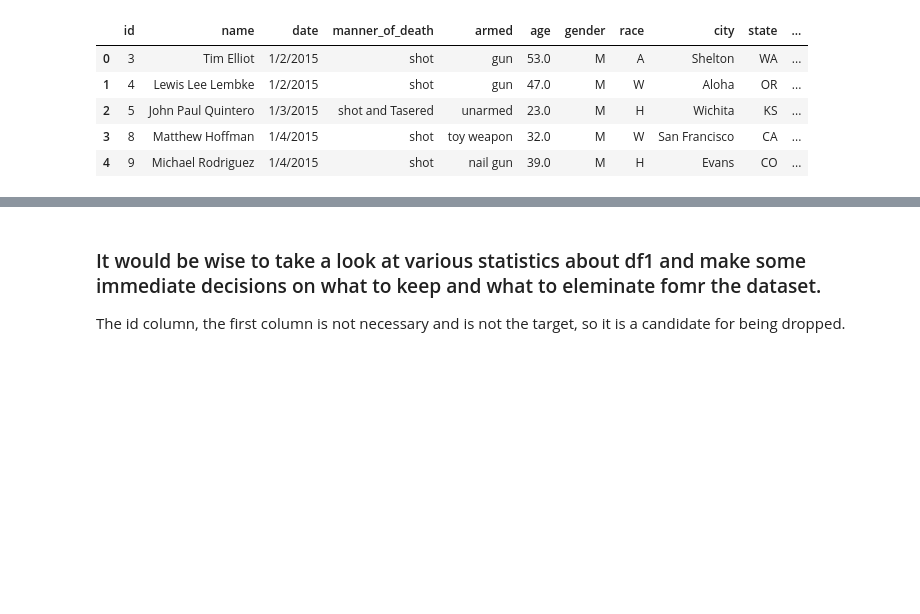
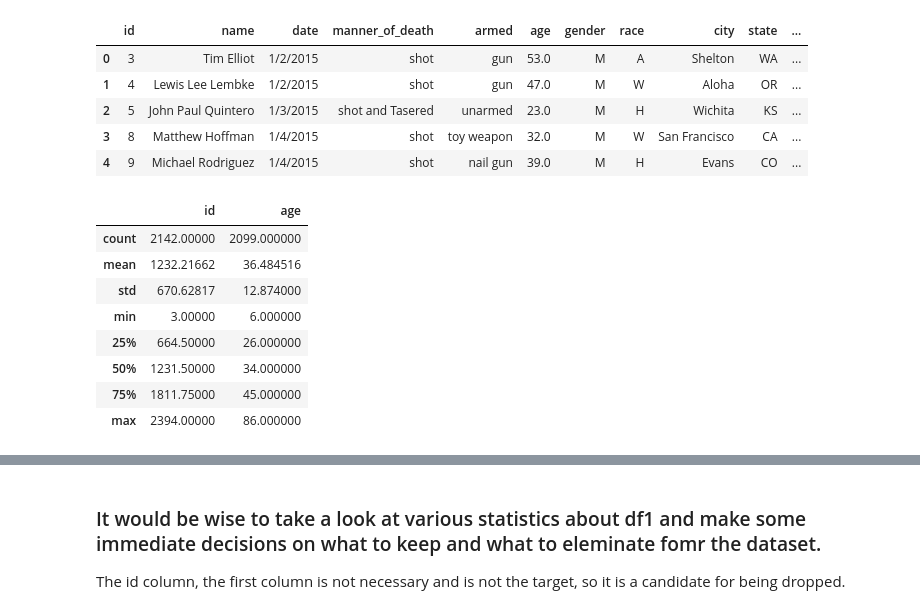
Before and after one commit to IT4063C-Fall22/final-project-AirPro, a Jupyter notebook: source.ipynb, the cells around one changed output, grey strips where cells are left out. Cells and saved outputs as stored; diff of their text form; code cells hidden in the pictures; blank space fills up the shorter version.

```diff
--- a/source.ipynb
+++ b/source.ipynb
@@ -65,3 +65,15 @@ df1.head()
 | 2 | 5 | John Paul Quintero | 1/3/2015 | shot and Tasered | unarmed | 23.0 | M | H | Wichita | KS | ... |
 | 3 | 8 | Matthew Hoffman | 1/4/2015 | shot | toy weapon | 32.0 | M | W | San Francisco | CA | ... |
 | 4 | 9 | Michael Rodriguez | 1/4/2015 | shot | nail gun | 39.0 | M | H | Evans | CO | ... |
+# %%
+df1.describe()
+# %% [output]
+|  | id | age |
+| count | 2142.00000 | 2099.000000 |
+| mean | 1232.21662 | 36.484516 |
+| std | 670.62817 | 12.874000 |
+| min | 3.00000 | 6.000000 |
+| 25% | 664.50000 | 26.000000 |
+| 50% | 1231.50000 | 34.000000 |
+| 75% | 1811.75000 | 45.000000 |
+| max | 2394.00000 | 86.000000 |
```
Also changed, not shown: parts of 1 cell of this notebook.
